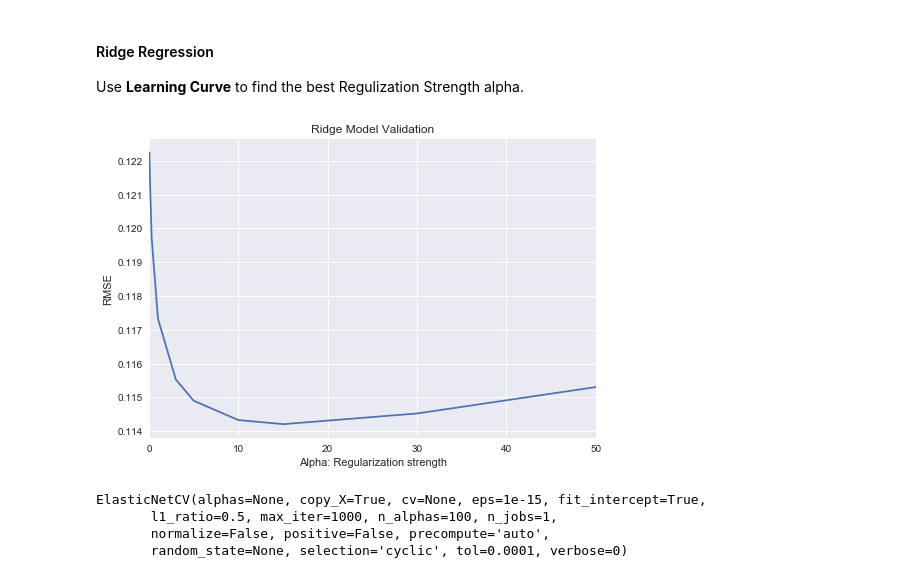
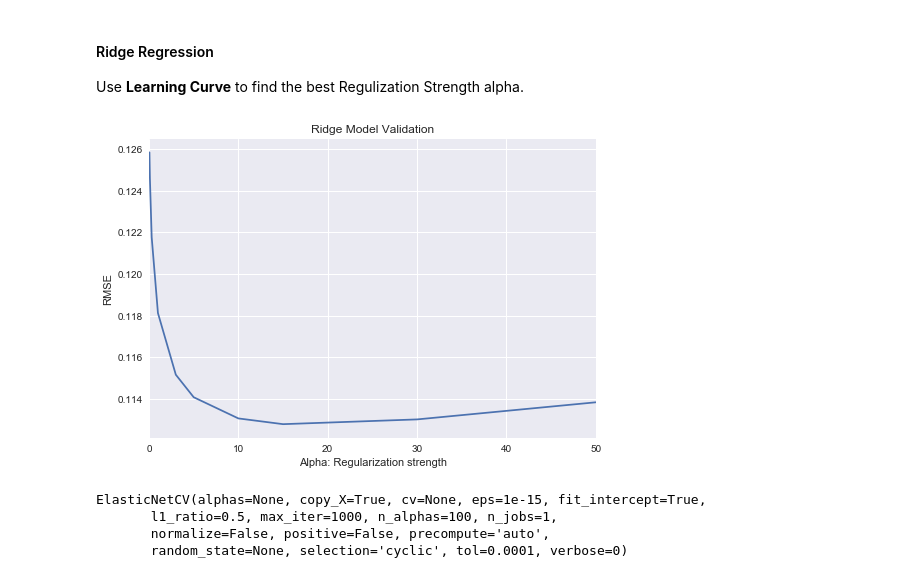
Before and after one commit to jietang89/pr, a Jupyter notebook: Cover.ipynb, the cells around one changed output. Drawn from its saved outputs; the diff is of its cells as text; code cells hidden in the pictures.

```diff
--- a/Cover.ipynb
+++ b/Cover.ipynb
@@ -706,6 +714,11 @@ dataset["HeatingQC"] = dataset["HeatingQC"].astype("category",categories=['Po','
 dataset["KitchenQual"] = dataset["KitchenQual"].astype("category",categories=['Po','Fa','TA','Gd','Ex'],ordered=True).cat.codes
 dataset["PavedDrive"] = dataset["PavedDrive"].astype("category",categories=['N','P','Y'],ordered=True).cat.codes
 dataset["PoolQC"] = dataset["PoolQC"].astype("category",categories=['None','Fa','TA','Gd','Ex'],ordered=True).cat.codes
+# %%
+# Back
+#Changing OverallCond into a categorical variable
+dataset['OverallCond'] = dataset['OverallCond'].astype(int)
+dataset['OverallQual'] = dataset['OverallQual'].astype(int)
 # %%
 FireplaceQu_example['Encoded'] = dataset['FireplaceQu'].head(10)
 # %%
@@ -739,7 +752,7 @@ dataset = pd.get_dummies(dataset,columns=["Alley","BldgType","CentralAir",
 "Condition1","Condition2","Electrical","Exterior1st","Exterior2nd","Foundation",
 "GarageType","Heating","HouseStyle","LandContour","LandSlope","LotConfig","LotShape",
 "MSZoning","MasVnrType","MiscFeature","Neighborhood","RoofMatl","RoofStyle",
-"SaleCondition","SaleType","Street","MSSubClass",'MoSold','YrSold'],drop_first=True)
+"SaleCondition","SaleType","Street","MSSubClass",'MoSold','YrSold','GarageYrBlt'],drop_first=True)
 # %%
 dataset[dataset.filter(like='MSSubClass',axis=1).columns].head()
 # %% [output]
@@ -821,6 +834,9 @@ import xgboost as xgb
 def RMSE(estimator,X_train, Y_train, cv=5,n_jobs=4):
     cv_results = cross_val_score(estimator,X_train,Y_train,cv=cv,scoring="neg_mean_squared_error",n_jobs=n_jobs)
     return (np.sqrt(-cv_results)).mean()
+def RMSE2(estimator,X_train, Y_train, cv=6,n_jobs=4):
+    cv_results = cross_val_score(estimator,X_train,Y_train,cv=cv,scoring="neg_mean_squared_error",n_jobs=n_jobs)
+    return (np.sqrt(-cv_results)).mean()
 # %% [markdown]
 ### Regularized Regression Models
 
@@ -839,13 +861,13 @@ Use __5-Fold Cross Validation__ to tune parameters and assess the building model
 Use __Learning Curve__ to find the best Regulization Strength alpha.
 # %%
 alphas = [0.05,0.1,0.3,1,3,5,10,15,30,50]
-cv_ridge = [RMSE(Ridge(alpha=a),X_train,Y_train) for a in alphas]
+cv_ridge = [RMSE2(Ridge(alpha=a),X_train,Y_train) for a in alphas]
 sns.set()
 cv_ridge = pd.Series(cv_ridge, index=alphas)
 cv_ridge.plot(title='Ridge Model Validation')
 plt.xlabel('Alpha: Regularization strength')
 plt.ylabel('RMSE');
 # %% [output]
-[figure, old version]
+[figure, new version]
 # %%
 lassocv = LassoCV(eps=1e-7)
```
Also changed, not shown: parts of 21 cells of this notebook, 4 other files.
